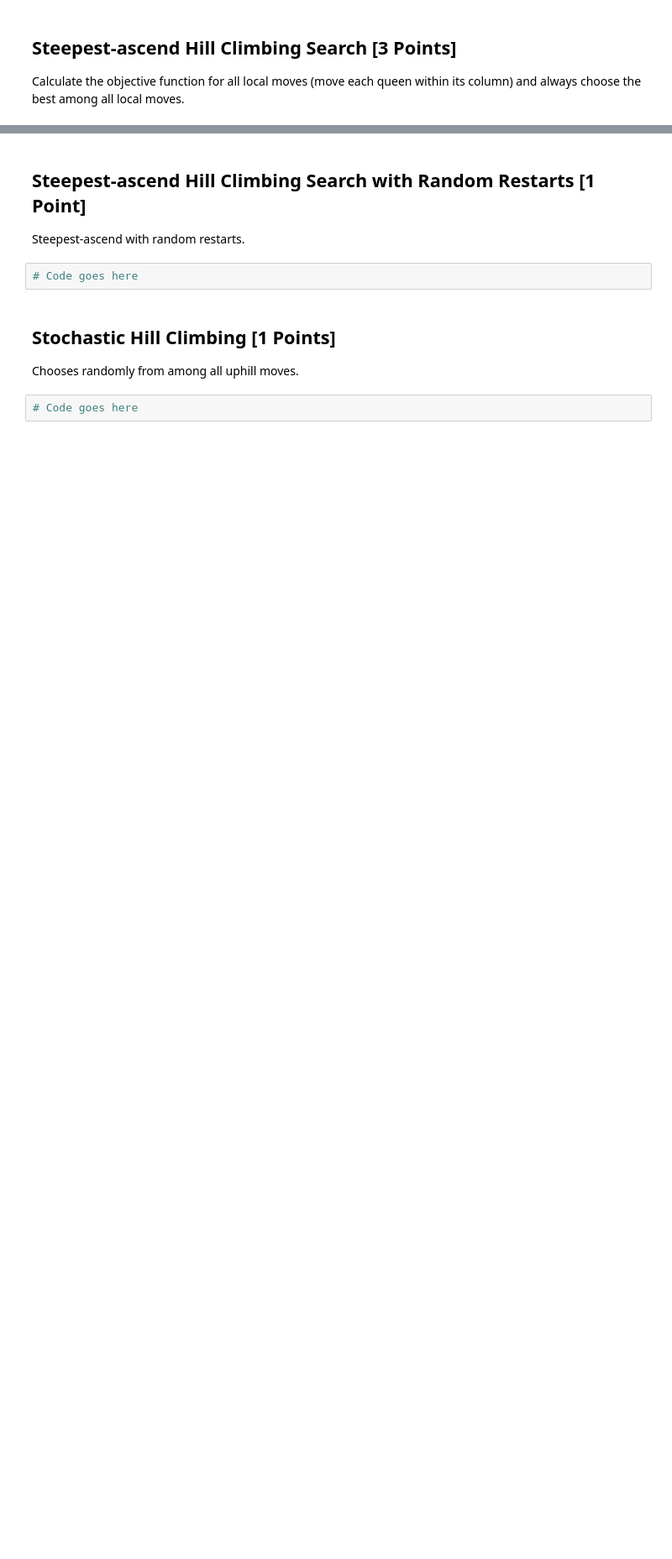
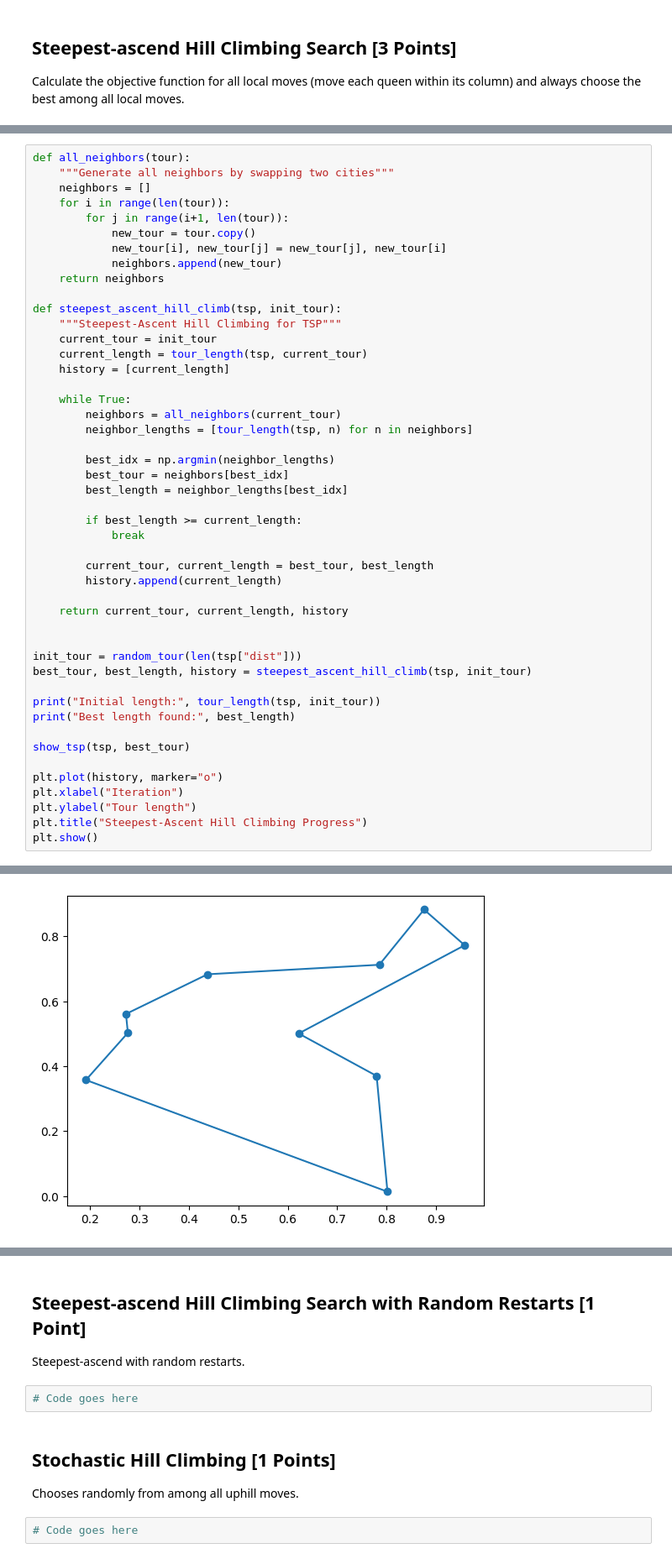
Before and after one commit to sleepymor/Week-4-Introduction-to-AI, a Jupyter notebook: P5_2_traveling_salesman_problem.ipynb, the cells around one changed output, grey strips where cells are left out. Shown at 84% size. Cells and saved outputs as stored; diff of their text form; blank space fills up the shorter version.

Commit message:
Update for Steepest-ascend Hill Climbing

```diff
--- a/P5_2_traveling_salesman_problem.ipynb
+++ b/P5_2_traveling_salesman_problem.ipynb
@@ -189,0 +188,48 @@ Calculate the objective function for all local moves (move each queen within its
+# %%
+def all_neighbors(tour):
+    """Generate all neighbors by swapping two cities"""
+    neighbors = []
+    for i in range(len(tour)):
+        for j in range(i+1, len(tour)):
+            new_tour = tour.copy()
+            new_tour[i], new_tour[j] = new_tour[j], new_tour[i]
+            neighbors.append(new_tour)
+    return neighbors
+
+def steepest_ascent_hill_climb(tsp, init_tour):
+    """Steepest-Ascent Hill Climbing for TSP"""
+    current_tour = init_tour
+    current_length = tour_length(tsp, current_tour)
+    history = [current_length]
+
+    while True:
+        neighbors = all_neighbors(current_tour)
+        neighbor_lengths = [tour_length(tsp, n) for n in neighbors]
+
+        best_idx = np.argmin(neighbor_lengths)
+        best_tour = neighbors[best_idx]
+        best_length = neighbor_lengths[best_idx]
+
+        if best_length >= current_length:
+            break
+
+        current_tour, current_length = best_tour, best_length
+        history.append(current_length)
+
+    return current_tour, current_length, history
+
+
+init_tour = random_tour(len(tsp["dist"]))
+best_tour, best_length, history = steepest_ascent_hill_climb(tsp, init_tour)
+
+print("Initial length:", tour_length(tsp, init_tour))
+print("Best length found:", best_length)
+
+show_tsp(tsp, best_tour)
+
+plt.plot(history, marker="o")
+plt.xlabel("Iteration")
+plt.ylabel("Tour length")
+plt.title("Steepest-Ascent Hill Climbing Progress")
+plt.show()
+# %% [output]
@@ -189,0 +239 @@ Calculate the objective function for all local moves (move each queen within its
+[figure, added]
```
Also changed, not shown: parts of 7 cells of this notebook.
